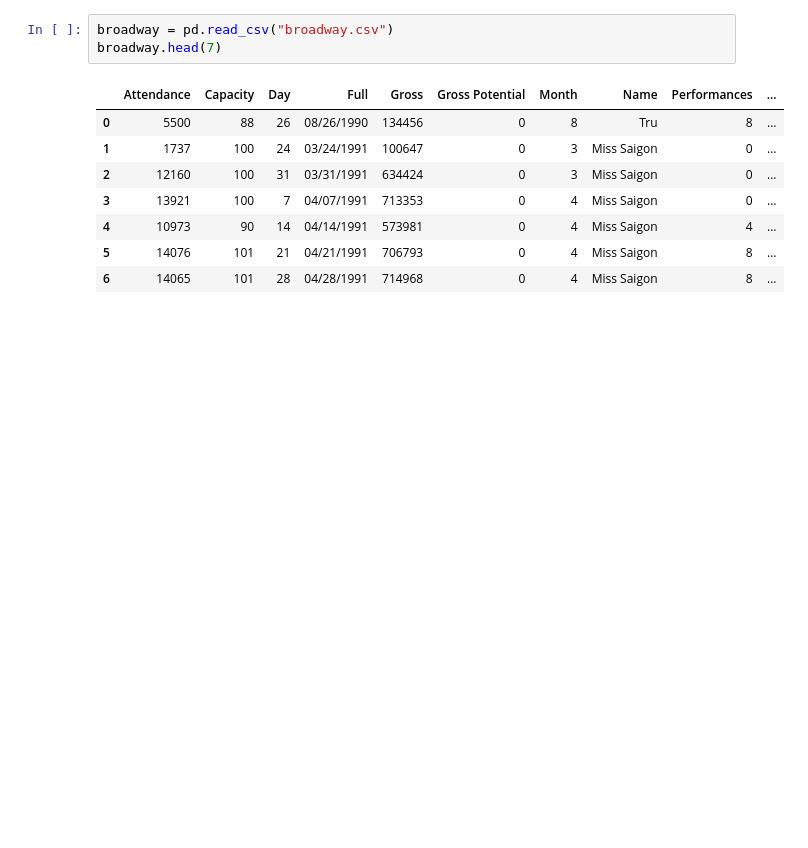
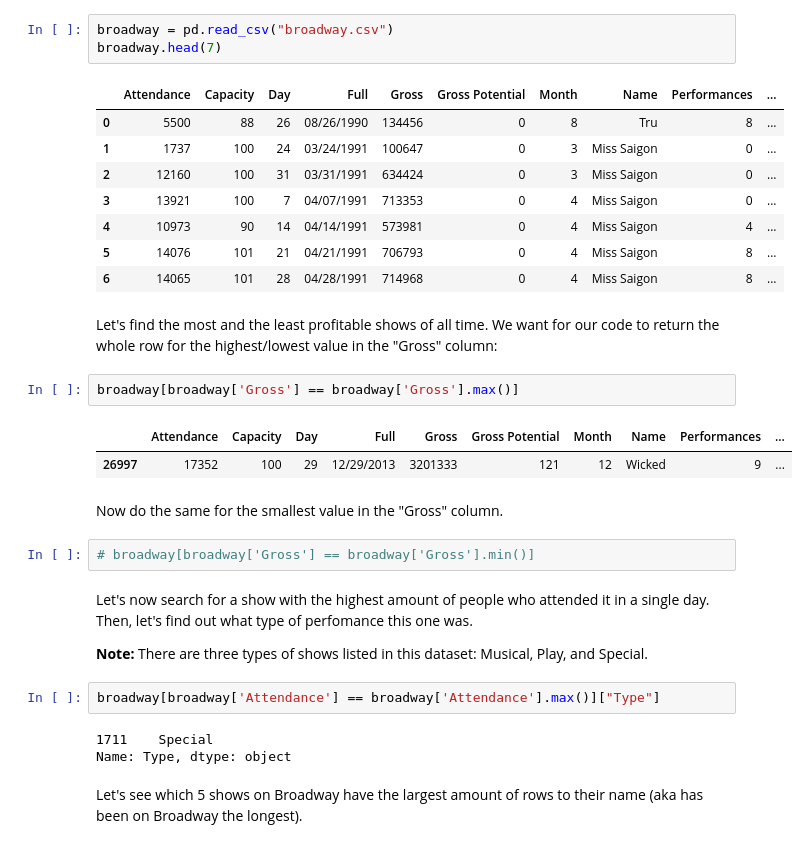
Before and after one commit to ds-modules/CP-101, a Jupyter notebook: lab_7/Intro to Python.ipynb, the cells around one changed output. Drawn from its saved outputs; the diff is of its cells as text; blank space fills up the shorter version.

```diff
--- a/lab_7/Intro to Python.ipynb
+++ b/lab_7/Intro to Python.ipynb
@@ -332,3 +336,25 @@ broadway.head(7)
 | 4 | 10973 | 90 | 14 | 04/14/1991 | 573981 | 0 | 4 | Miss Saigon | 4 | ... |
 | 5 | 14076 | 101 | 21 | 04/21/1991 | 706793 | 0 | 4 | Miss Saigon | 8 | ... |
 | 6 | 14065 | 101 | 28 | 04/28/1991 | 714968 | 0 | 4 | Miss Saigon | 8 | ... |
+# %% [markdown]
+Let's find the most and the least profitable shows of all time. We want for our code to return the whole row for the highest/lowest value in the "Gross" column:
+# %%
+broadway[broadway['Gross'] == broadway['Gross'].max()]
+# %% [output]
+|  | Attendance | Capacity | Day | Full | Gross | Gross Potential | Month | Name | Performances | ... |
+| 26997 | 17352 | 100 | 29 | 12/29/2013 | 3201333 | 121 | 12 | Wicked | 9 | ... |
+# %% [markdown]
+Now do the same for the smallest value in the "Gross" column.
+# %%
+# broadway[broadway['Gross'] == broadway['Gross'].min()]
+# %% [markdown]
+Let's now search for a show with the highest amount of people who attended it in a single day. Then, let's find out what type of perfomance this one was.
+
+**Note:** There are three types of shows listed in this dataset: Musical, Play, and Special.
+# %%
+broadway[broadway['Attendance'] == broadway['Attendance'].max()]["Type"]
+# %% [output]
+1711    Special
+Name: Type, dtype: object
+# %% [markdown]
+Let's see which 5 shows on Broadway have the largest amount of rows to their name (aka has been on Broadway the longest).
```
Also changed, not shown: parts of 10 cells of this notebook.
